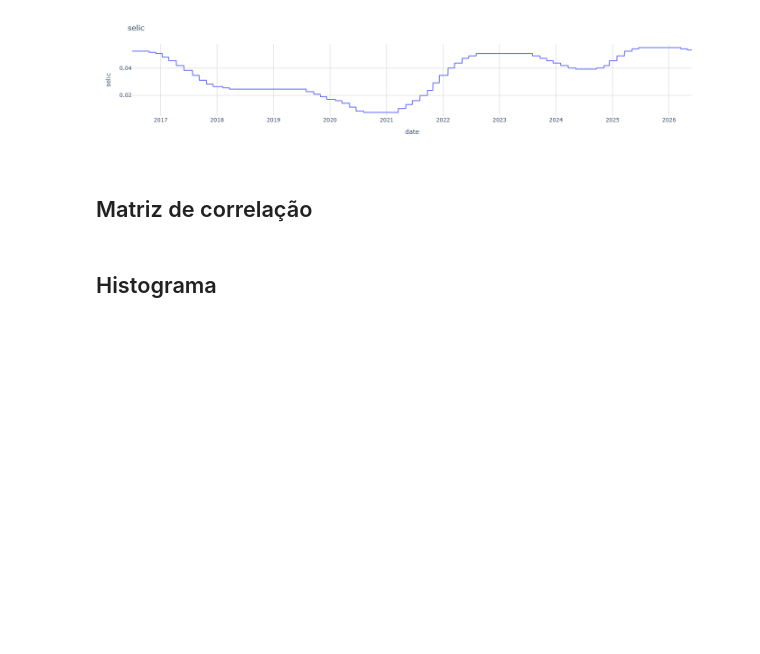
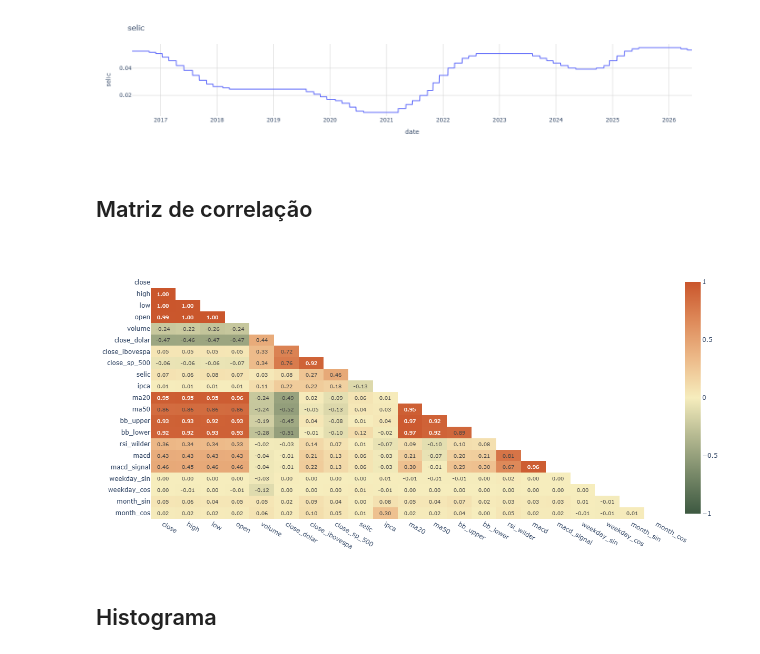
Before and after one commit to leticiafaria7/lstm-stock-predictor-api, a Jupyter notebook: eda.ipynb, the cells around one changed output. Cells and saved outputs as stored; diff of their text form; code cells hidden in the pictures; blank space fills up the shorter version.

```diff
--- a/eda.ipynb
+++ b/eda.ipynb
@@ -106,24 +106,26 @@ gerar_graficos(vars = ['rsi_wilder', 'macd', 'macd_signal'])
 # %%
 # 1. Compute the correlation matrix
 corr_matrix = tb_analitica.corr(numeric_only=True)
 
 # 2. Create a mask to hide the upper triangle (replace with np.nan)
 mask = np.triu(np.ones_like(corr_matrix, dtype=bool))
 corr_masked = corr_matrix.mask(mask)
 
 # 3. Plot the triangular heatmap
 fig = px.imshow(
     corr_masked,
     text_auto=".2f", # Adds numeric values to the cells
     color_continuous_scale="fall",
     zmin=-1, zmax=1,
     aspect='auto'
 )
 
-fig.update_layout(plot_bgcolor = 'white', height = 600)
+fig.update_layout(plot_bgcolor = 'white', height = 600, width = 1200)
 fig.update_traces(textfont = dict(size = 10))
 
 fig.show(renderer="png")
+# %% [output]
+[figure, added]
 # %% [markdown]
 ## Histograma
 # %%
```
Also changed, not shown: parts of 6 cells of this notebook.
